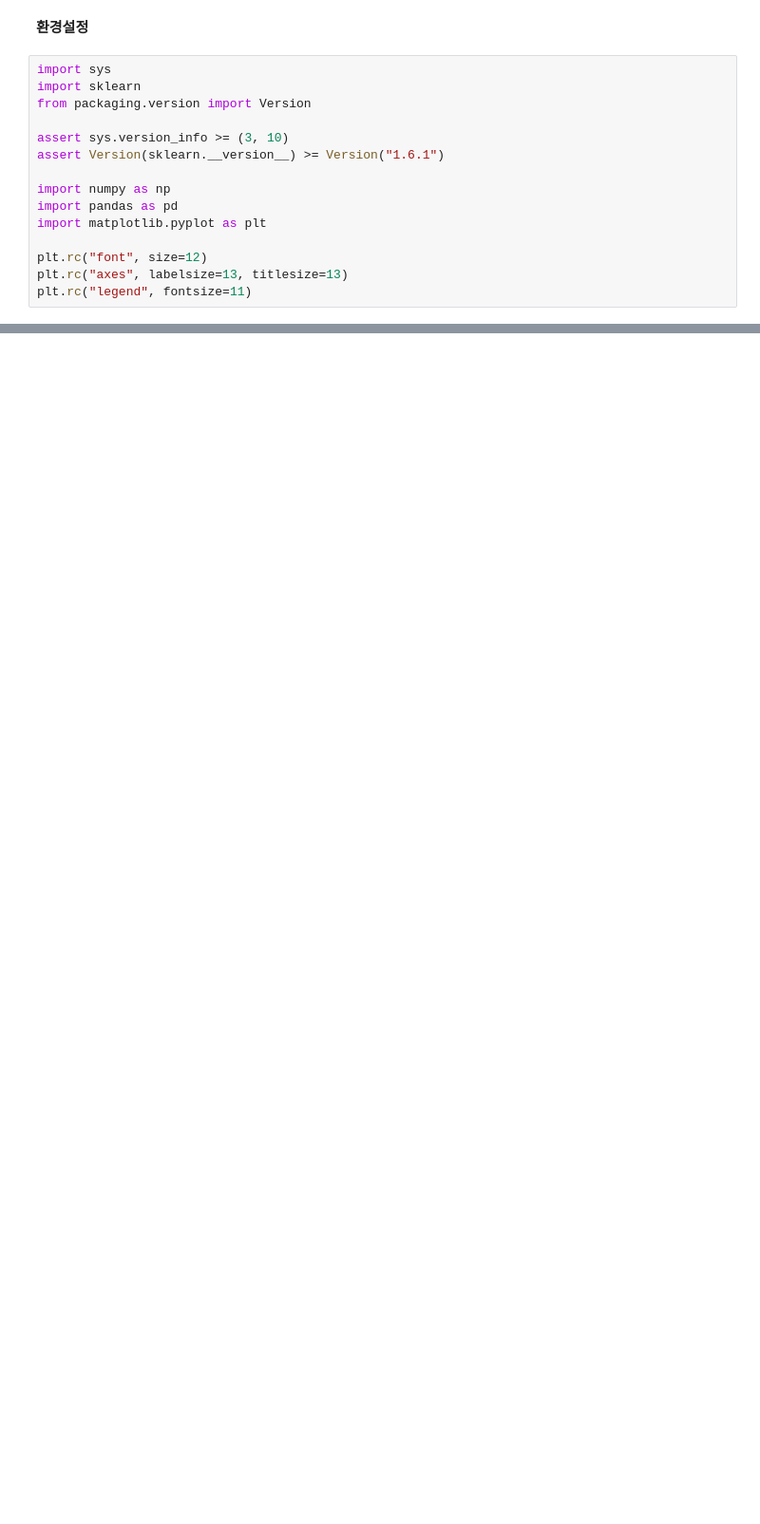
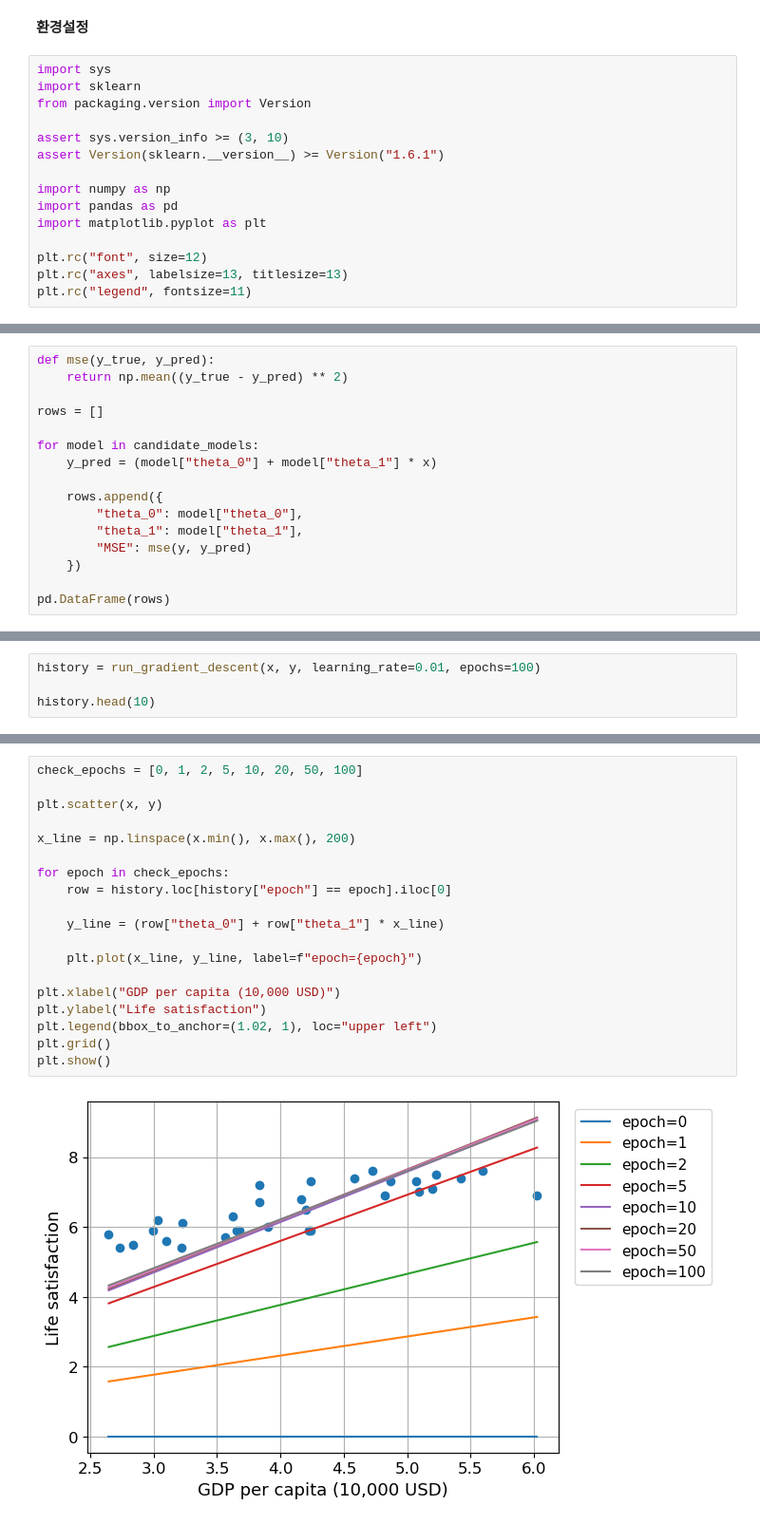
Before and after one commit to codingalzi/code-workout-ml, a Jupyter notebook: p3_lab_gradient_descent.ipynb, the cells around one changed output, grey strips where cells are left out. Shown at 95% size. Saved outputs shown, nothing was run; the diff lists cells and outputs as text; blank space fills up the shorter version.

```diff
--- a/p3_lab_gradient_descent.ipynb
+++ b/p3_lab_gradient_descent.ipynb
@@ -536,0 +138,16 @@ print(
+# %%
+def mse(y_true, y_pred):
+    return np.mean((y_true - y_pred) ** 2)
+
+rows = []
+
+for model in candidate_models:
+    y_pred = (model["theta_0"] + model["theta_1"] * x)
+
+    rows.append({
+        "theta_0": model["theta_0"],
+        "theta_1": model["theta_1"],
+        "MSE": mse(y, y_pred)
+    })
+
+pd.DataFrame(rows)
@@ -536,0 +232,4 @@ print(
+# %%
+history = run_gradient_descent(x, y, learning_rate=0.01, epochs=100)
+
+history.head(10)
@@ -536,0 +265,21 @@ print(
+# %%
+check_epochs = [0, 1, 2, 5, 10, 20, 50, 100]
+
+plt.scatter(x, y)
+
+x_line = np.linspace(x.min(), x.max(), 200)
+
+for epoch in check_epochs:
+    row = history.loc[history["epoch"] == epoch].iloc[0]
+
+    y_line = (row["theta_0"] + row["theta_1"] * x_line)
+
+    plt.plot(x_line, y_line, label=f"epoch={epoch}")
+
+plt.xlabel("GDP per capita (10,000 USD)")
+plt.ylabel("Life satisfaction")
+plt.legend(bbox_to_anchor=(1.02, 1), loc="upper left")
+plt.grid()
+plt.show()
+# %% [output]
+[figure, added]
```
Also changed, not shown: parts of 82 cells of this notebook, 2 other files.
